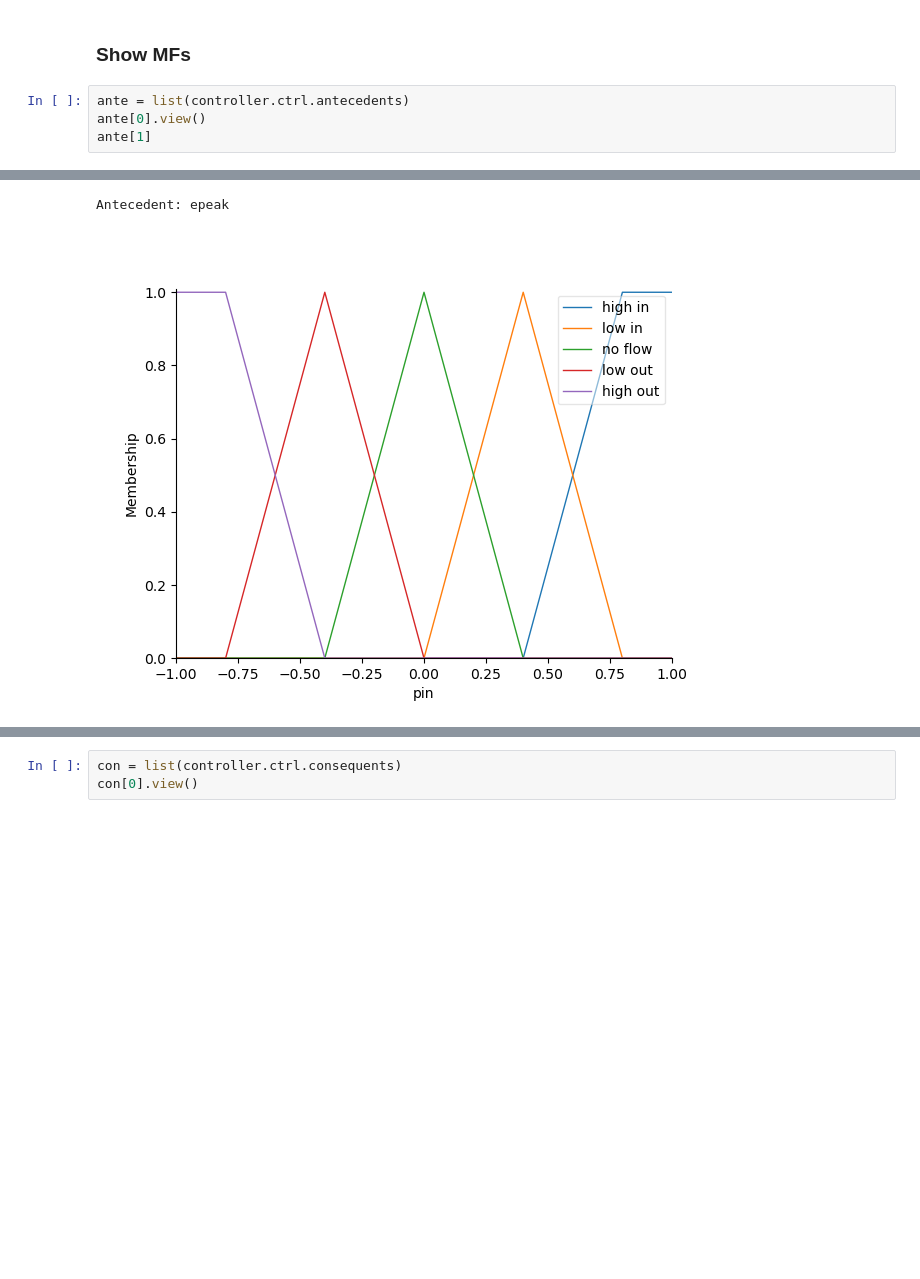
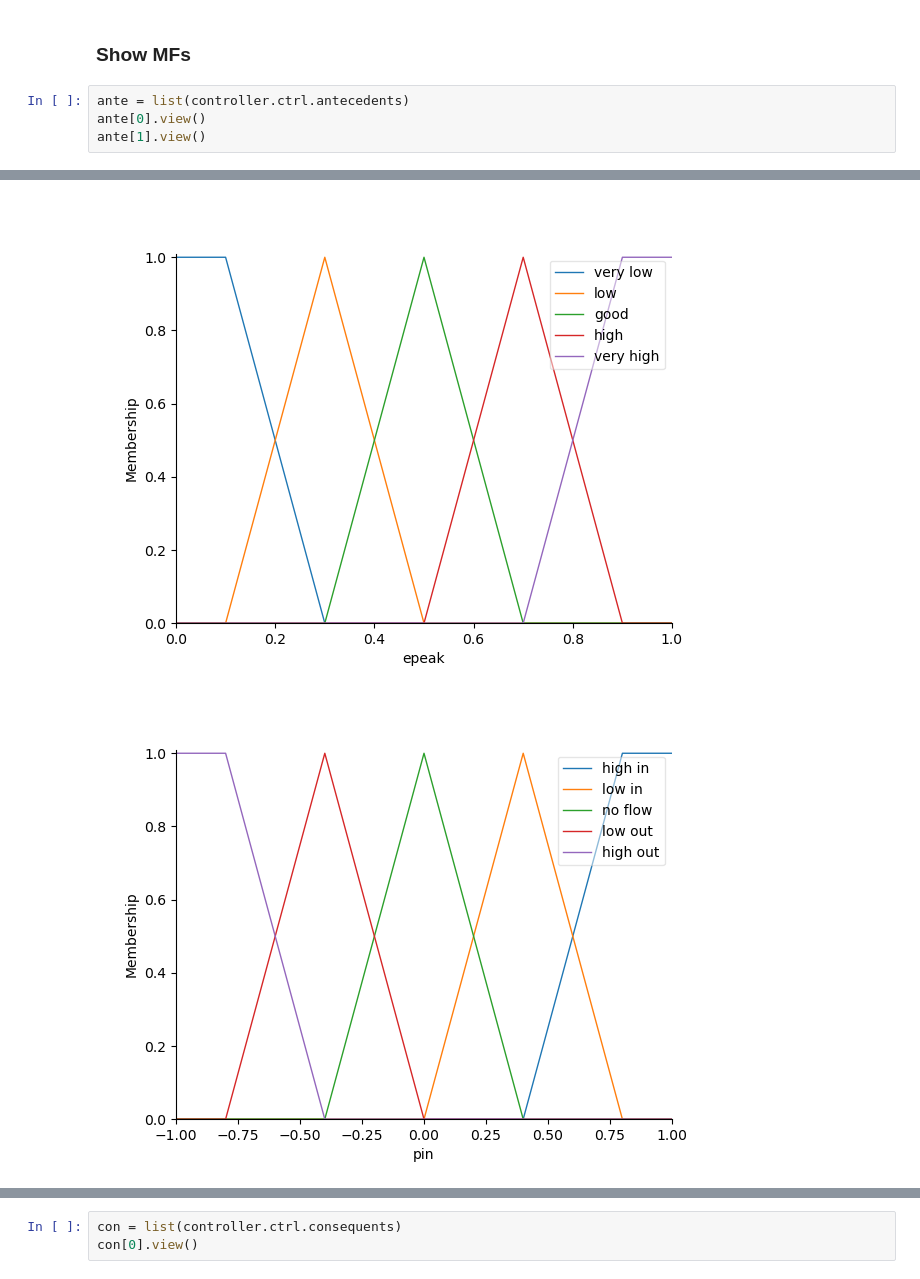
Before and after one commit to s-guenther/hess-ems, a Jupyter notebook: examples/fuzzy.ipynb, the cells around one changed output, grey strips where cells are left out. Cells and saved outputs as stored; diff of their text form; blank space fills up the shorter version.

```diff
--- a/examples/fuzzy.ipynb
+++ b/examples/fuzzy.ipynb
@@ -19,8 +19,8 @@ controller = fuzzy.build_controller()
 # %%
 ante = list(controller.ctrl.antecedents)
 ante[0].view()
-ante[1]
+ante[1].view()
 # %% [output]
 [figure]
-Antecedent: epeak
-[figure, old version]
+[figure, new version]
+[figure, added]
```
Also changed, not shown: parts of 8 cells of this notebook, 1 other file.
